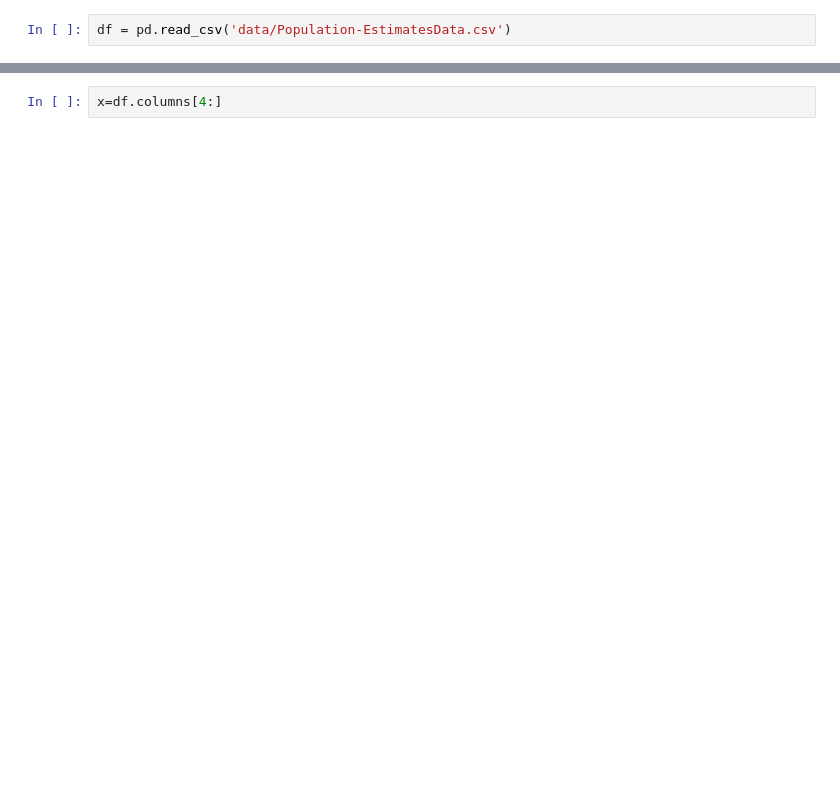
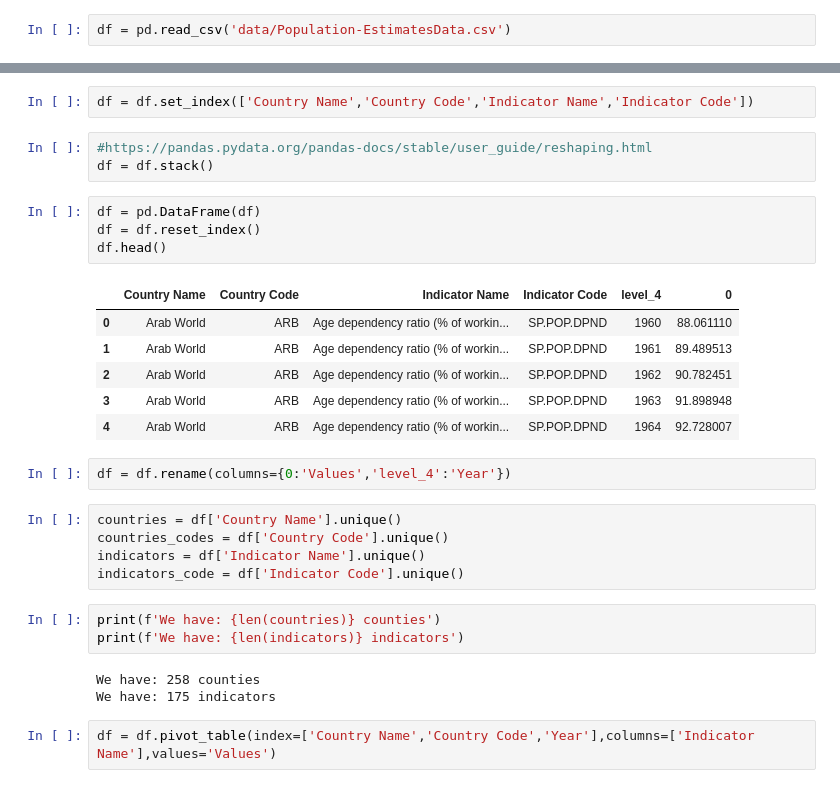
Before and after one commit to luisfarre/project-visualizing-real-world-data, a Jupyter notebook: Project_visualizing_population_data.ipynb, the cells around one changed output, grey strips where cells are left out. Drawn from its saved outputs; the diff is of its cells as text; blank space fills up the shorter version.

```diff
--- a/Project_visualizing_population_data.ipynb
+++ b/Project_visualizing_population_data.ipynb
@@ -18,2 +21,31 @@ df[(df['Country Name']=='Spain')&(df['Indicator Code']=='SP.POP.DPND.OL')]
-# %%
-x=df.columns[4:]
+# %%
+df = df.set_index(['Country Name','Country Code','Indicator Name','Indicator Code'])
+# %%
+#https://pandas.pydata.org/pandas-docs/stable/user_guide/reshaping.html
+df = df.stack()
+# %%
+df = pd.DataFrame(df)
+df = df.reset_index()
+df.head()
+# %% [output]
+|  | Country Name | Country Code | Indicator Name | Indicator Code | level_4 | 0 |
+| 0 | Arab World | ARB | Age dependency ratio (% of workin... | SP.POP.DPND | 1960 | 88.061110 |
+| 1 | Arab World | ARB | Age dependency ratio (% of workin... | SP.POP.DPND | 1961 | 89.489513 |
+| 2 | Arab World | ARB | Age dependency ratio (% of workin... | SP.POP.DPND | 1962 | 90.782451 |
+| 3 | Arab World | ARB | Age dependency ratio (% of workin... | SP.POP.DPND | 1963 | 91.898948 |
+| 4 | Arab World | ARB | Age dependency ratio (% of workin... | SP.POP.DPND | 1964 | 92.728007 |
+# %%
+df = df.rename(columns={0:'Values','level_4':'Year'})
+# %%
+countries = df['Country Name'].unique()
+countries_codes = df['Country Code'].unique()
+indicators = df['Indicator Name'].unique()
+indicators_code = df['Indicator Code'].unique()
+# %%
+print(f'We have: {len(countries)} counties')
+print(f'We have: {len(indicators)} indicators')
+# %% [output]
+We have: 258 counties
+We have: 175 indicators
+# %%
+df = df.pivot_table(index=['Country Name','Country Code','Year'],columns=['Indicator Name'],values='Values')
```
Also changed, not shown: parts of 15 cells of this notebook.
